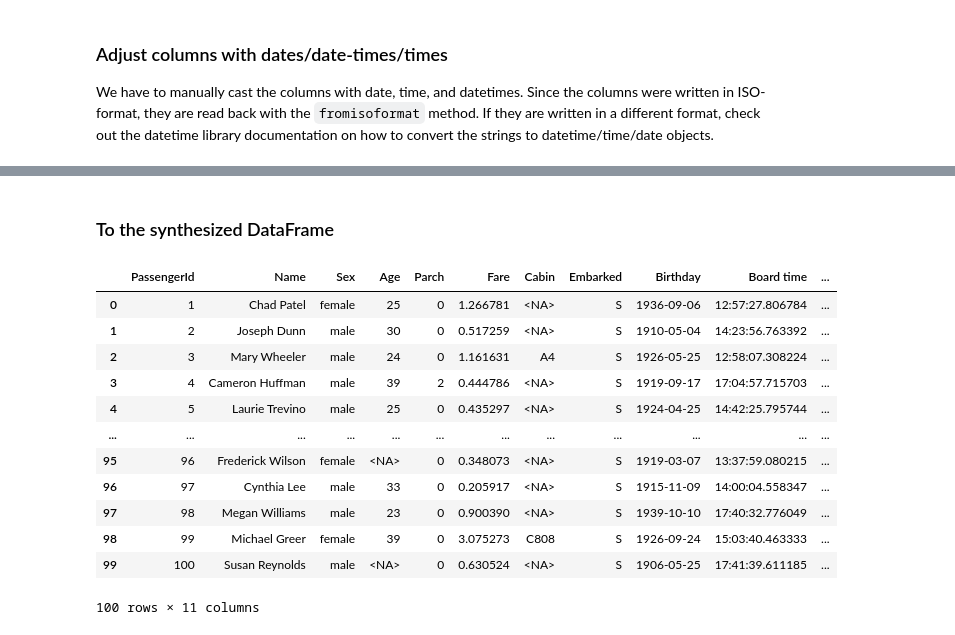
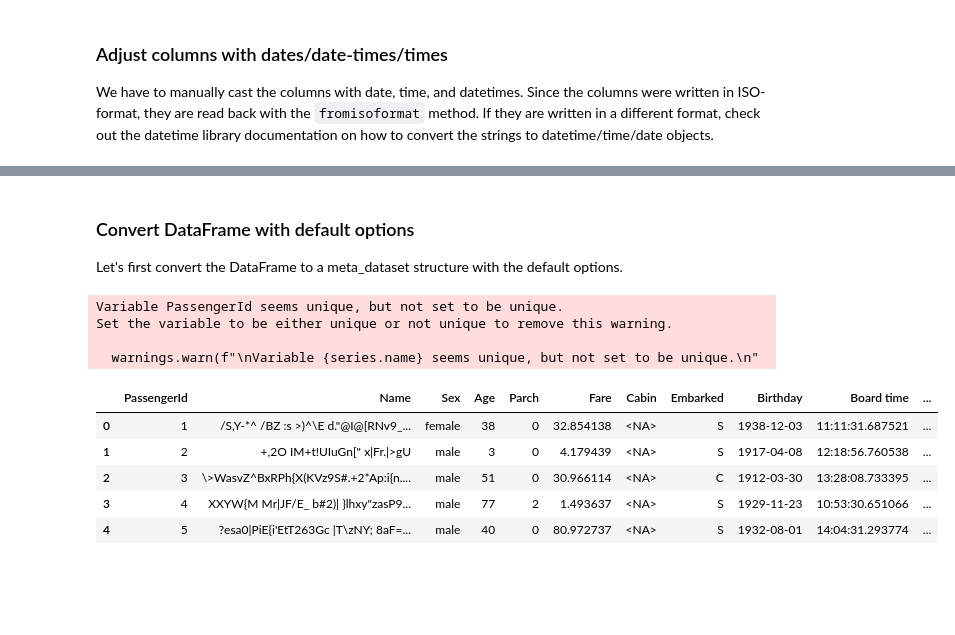
Before and after one commit to sodascience/metasyn, a Jupyter notebook: examples/advanced_tutorial.ipynb, the cells around one changed output, grey strips where cells are left out. Cells and saved outputs as stored; diff of their text form; code cells hidden in the pictures; blank space fills up the shorter version.

```diff
--- a/examples/advanced_tutorial.ipynb
+++ b/examples/advanced_tutorial.ipynb
@@ -78,18 +57,18 @@ df
-# %% [markdown]
-### To the synthesized DataFrame
-# %%
-dataset.synthesize(100)
-# %% [output]
-|  | PassengerId | Name | Sex | Age | Parch | Fare | Cabin | Embarked | Birthday | Board time | ... |
-| 0 | 1 | Chad Patel | female | 25 | 0 | 1.266781 | <NA> | S | 1936-09-06 | 12:57:27.806784 | ... |
-| 1 | 2 | Joseph Dunn | male | 30 | 0 | 0.517259 | <NA> | S | 1910-05-04 | 14:23:56.763392 | ... |
-| 2 | 3 | Mary Wheeler | male | 24 | 0 | 1.161631 | A4 | S | 1926-05-25 | 12:58:07.308224 | ... |
-| 3 | 4 | Cameron Huffman | male | 39 | 2 | 0.444786 | <NA> | S | 1919-09-17 | 17:04:57.715703 | ... |
-| 4 | 5 | Laurie Trevino | male | 25 | 0 | 0.435297 | <NA> | S | 1924-04-25 | 14:42:25.795744 | ... |
-| ... | ... | ... | ... | ... | ... | ... | ... | ... | ... | ... | ... |
-| 95 | 96 | Frederick Wilson | female | <NA> | 0 | 0.348073 | <NA> | S | 1919-03-07 | 13:37:59.080215 | ... |
-| 96 | 97 | Cynthia Lee | male | 33 | 0 | 0.205917 | <NA> | S | 1915-11-09 | 14:00:04.558347 | ... |
-| 97 | 98 | Megan Williams | male | 23 | 0 | 0.900390 | <NA> | S | 1939-10-10 | 17:40:32.776049 | ... |
-| 98 | 99 | Michael Greer | female | 39 | 0 | 3.075273 | C808 | S | 1926-09-24 | 15:03:40.463333 | ... |
-| 99 | 100 | Susan Reynolds | male | <NA> | 0 | 0.630524 | <NA> | S | 1906-05-25 | 17:41:39.611185 | ... |
-100 rows × 11 columns
+# %% [markdown]
+### Convert DataFrame with default options
+
+Let's first convert the DataFrame to a meta_dataset structure with the default options.
+# %%
+meta_dataset = MetaDataset.from_dataframe(df)
+meta_dataset.synthesize(5)
+# %% [output]
+Variable PassengerId seems unique, but not set to be unique.
+Set the variable to be either unique or not unique to remove this warning.
+
+  warnings.warn(f"\nVariable {series.name} seems unique, but not set to be unique.\n"
+|  | PassengerId | Name | Sex | Age | Parch | Fare | Cabin | Embarked | Birthday | Board time | ... |
+| 0 | 1 | /S,Y-*^ /BZ :s >)^\E d."@I@[RNv9_... | female | 38 | 0 | 32.854138 | <NA> | S | 1938-12-03 | 11:11:31.687521 | ... |
+| 1 | 2 | +,2O IM+t!UIuGn[" x|Fr.|>gU | male | 3 | 0 | 4.179439 | <NA> | S | 1917-04-08 | 12:18:56.760538 | ... |
+| 2 | 3 | \>WasvZ^BxRPh{X(KVz9S#.+2*Ap:i{n.... | male | 51 | 0 | 30.966114 | <NA> | C | 1912-03-30 | 13:28:08.733395 | ... |
+| 3 | 4 | XXYW{M Mr|JF/E_ b#2)| }lhxy"zasP9... | male | 77 | 2 | 1.493637 | <NA> | S | 1929-11-23 | 10:53:30.651066 | ... |
+| 4 | 5 | ?esa0|PiE{i'EtT263Gc |T\zNY; 8aF=... | male | 40 | 0 | 80.972737 | <NA> | S | 1932-08-01 | 14:04:31.293774 | ... |
```
Also changed, not shown: parts of 16 cells of this notebook, 4 other files.
